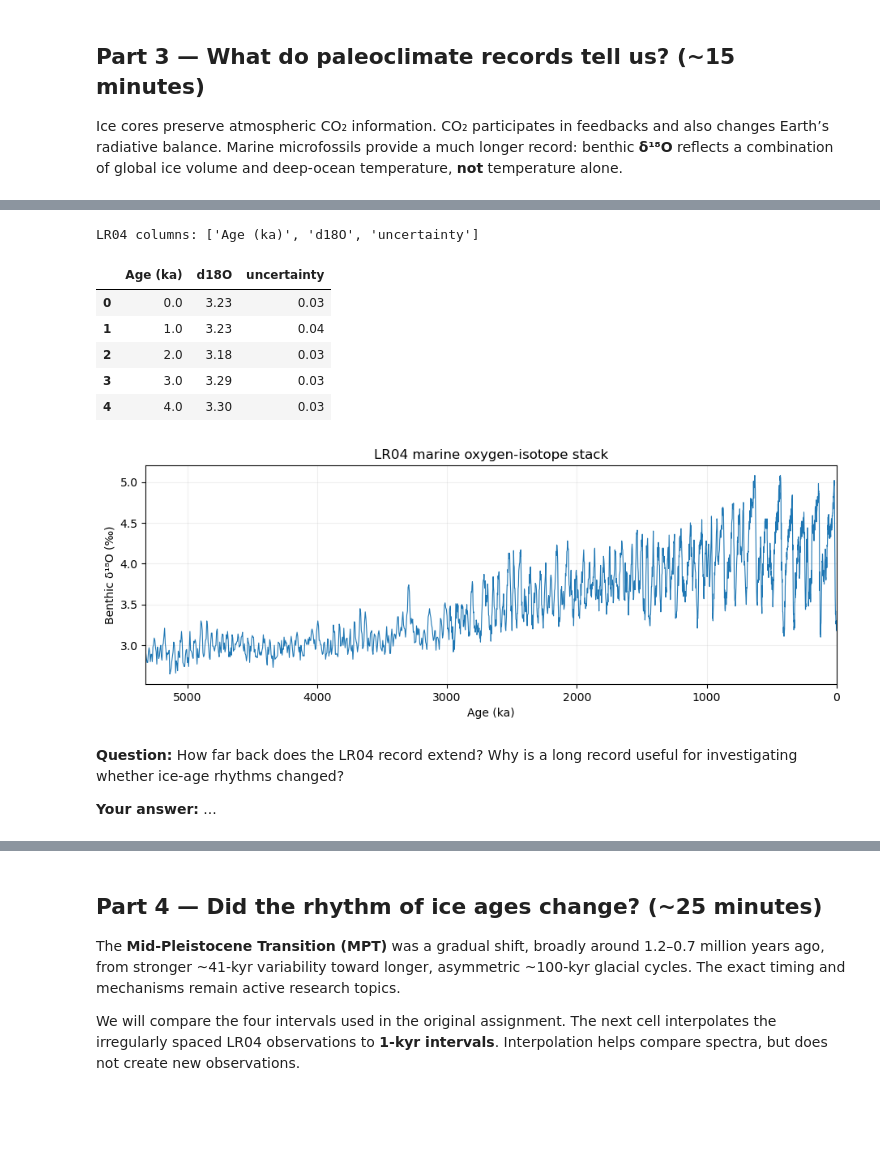
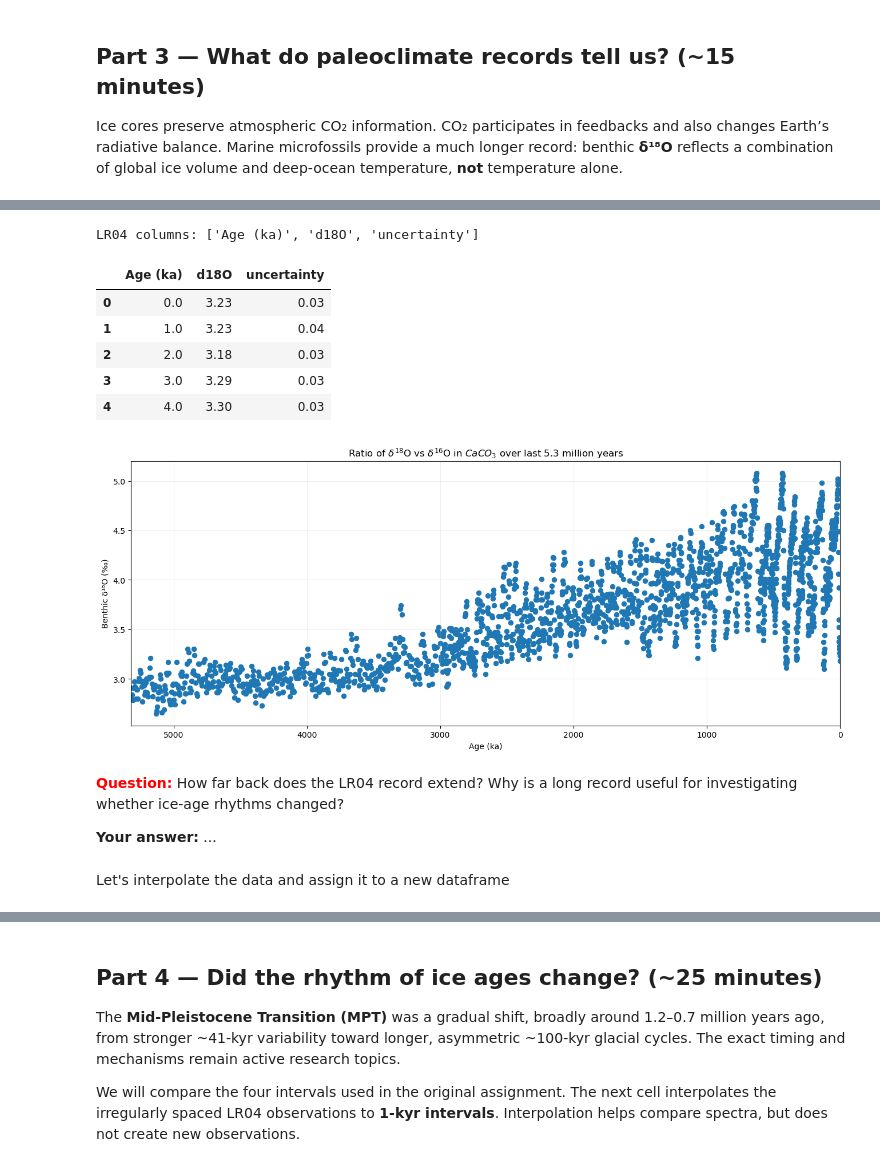
Before and after one commit to marositesUSC/wx-and-climate, a Jupyter notebook: glacial_cycles_time_series/week10_glacial_cycle_time_series/02_Glacial_Cycles_Guided_In_Class.ipynb, the cells around one changed output, grey strips where cells are left out. Cells and saved outputs as stored; diff of their text form; code cells hidden in the pictures; blank space fills up the shorter version.

```diff
--- a/glacial_cycles_time_series/week10_glacial_cycle_time_series/02_Glacial_Cycles_Guided_In_Class.ipynb
+++ b/glacial_cycles_time_series/week10_glacial_cycle_time_series/02_Glacial_Cycles_Guided_In_Class.ipynb
@@ -169,26 +633,28 @@ CO₂ columns: ['age_gas_calBP', 'co2_ppm', 'co2_1s_ppm']
 # %%
 lr04 = pd.read_csv("data/LR04stack.csv")
 print("LR04 columns:", lr04.columns.tolist())
 display(lr04.head())
 lr04 = lr04.sort_values("Age (ka)").dropna(subset=["Age (ka)", "d18O"])
-plt.figure(figsize=(11, 3.5))
-plt.plot(lr04["Age (ka)"], lr04["d18O"], lw=.8)
+plt.figure(figsize=(16,6))
+plt.scatter(lr04["Age (ka)"], lr04["d18O"], lw=.8)
+plt.title('Ratio of $\\delta ^{18}$O vs $\\delta ^{16}$O in $CaCO_3$ over last 5.3 million years')
 plt.xlim(lr04["Age (ka)"].max(), 0)
 plt.xlabel("Age (ka)")
 plt.ylabel("Benthic δ¹⁸O (‰)")
-plt.title("LR04 marine oxygen-isotope stack")
 plt.grid(alpha=.2)
 plt.show()
 # %% [output]
 LR04 columns: ['Age (ka)', 'd18O', 'uncertainty']
 |  | Age (ka) | d18O | uncertainty |
 | 0 | 0.0 | 3.23 | 0.03 |
 | 1 | 1.0 | 3.23 | 0.04 |
 | 2 | 2.0 | 3.18 | 0.03 |
 | 3 | 3.0 | 3.29 | 0.03 |
 | 4 | 4.0 | 3.30 | 0.03 |
-[figure, old version]
+[figure, new version]
 # %% [markdown]
-**Question:** How far back does the LR04 record extend? Why is a long record useful for investigating whether ice-age rhythms changed?
+<font color='red'>**Question:**</font> How far back does the LR04 record extend? Why is a long record useful for investigating whether ice-age rhythms changed?
 
 **Your answer:** ...
+# %% [markdown]
+Let's interpolate the data and assign it to a new dataframe
```
Also changed, not shown: parts of 50 cells of this notebook, 5 other files.
